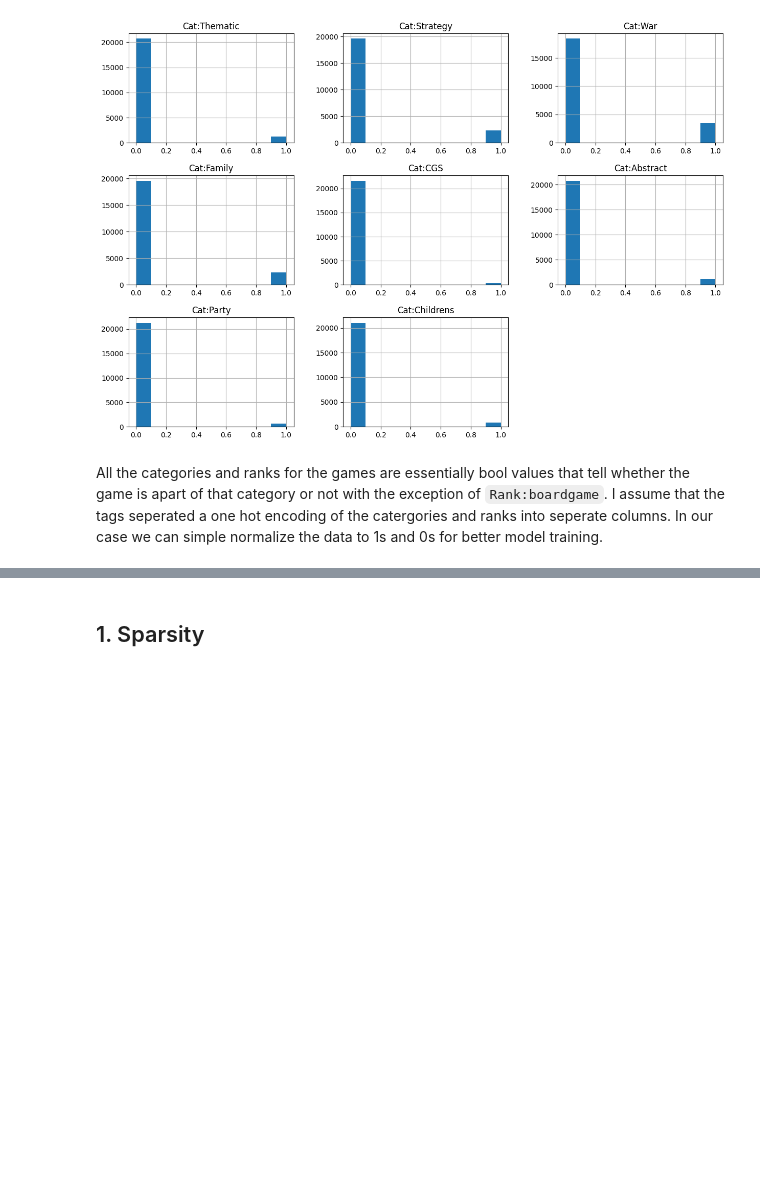
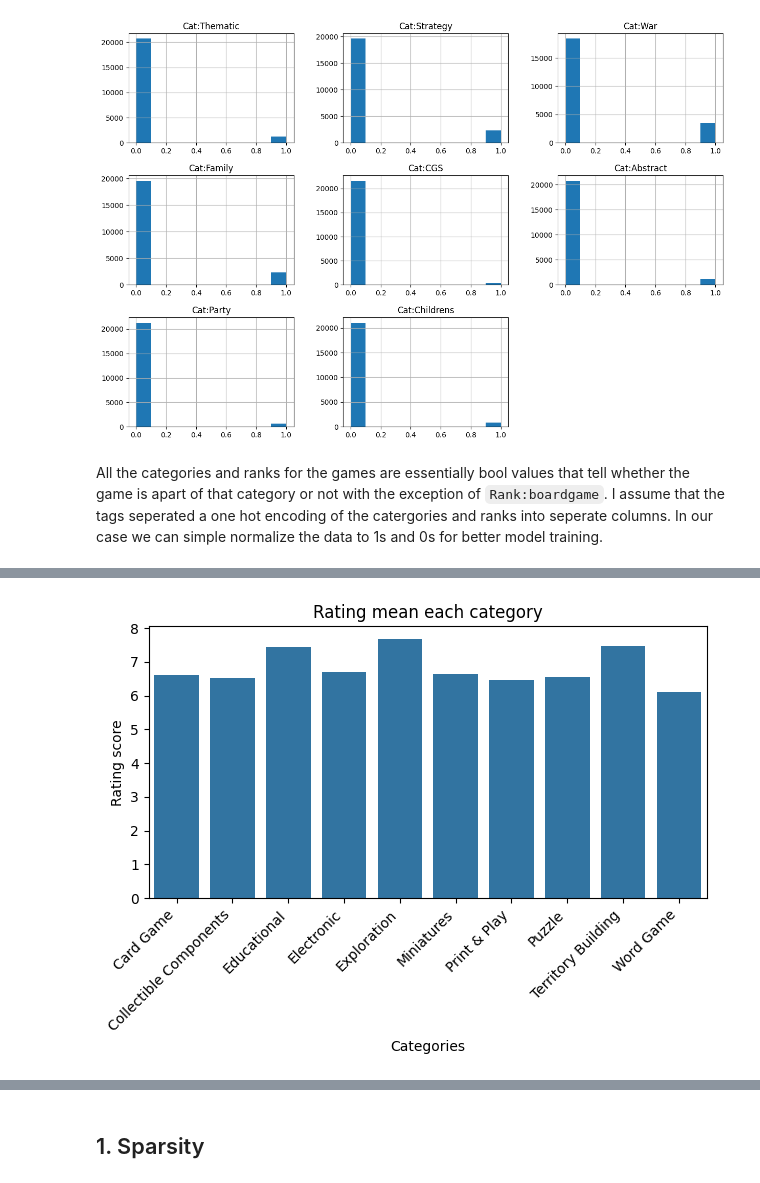
Before and after one commit to AnhVuong146/CMPE_256_game-recommender-system, a Jupyter notebook: eda.ipynb, the cells around one changed output, grey strips where cells are left out. Drawn from its saved outputs; the diff is of its cells as text; code cells hidden in the pictures; blank space fills up the shorter version.

```diff
--- a/eda.ipynb
+++ b/eda.ipynb
@@ -216,0 +288,5 @@ plt.show()
+# %%
+ratings = user_ratings.groupby(by=["BGGId"], dropna=False)["Rating"].mean()
+ratings = pd.DataFrame(ratings.reset_index())
+ratings = ratings.drop(["BGGId"], axis=1)
+ratings
@@ -216,0 +307,4 @@ plt.show()
+# %%
+cats = pd.DataFrame({"cat": ['Exploration', 'Miniatures', 'Territory Building', 'Card Game','Educational', 'Puzzle', 'Collectible Components', 'Word Game','Print & Play', 'Electronic']})
+cats = pd.concat([cats, ratings], axis=1)
+cats.head()
@@ -216,0 +318,10 @@ plt.show()
+# %%
+series = cats.groupby(['cat']).Rating.mean()
+sns.barplot(x = series.index, y = series.values)
+plt.title('Rating mean each category')
+plt.xlabel('Categories')
+plt.ylabel('Rating score')
+plt.xticks(rotation=45, ha='right')
+plt.tight_layout()
+# %% [output]
+[figure, added]
```
Also changed, not shown: parts of 15 cells of this notebook.
